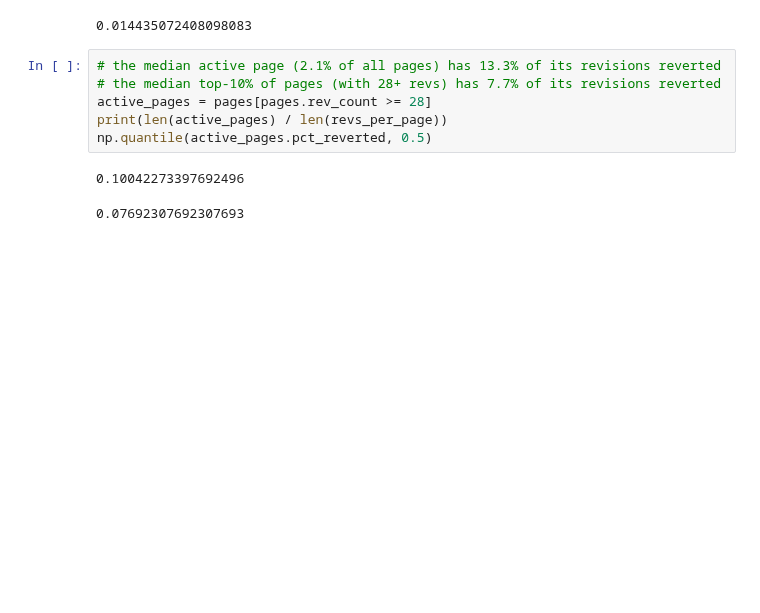
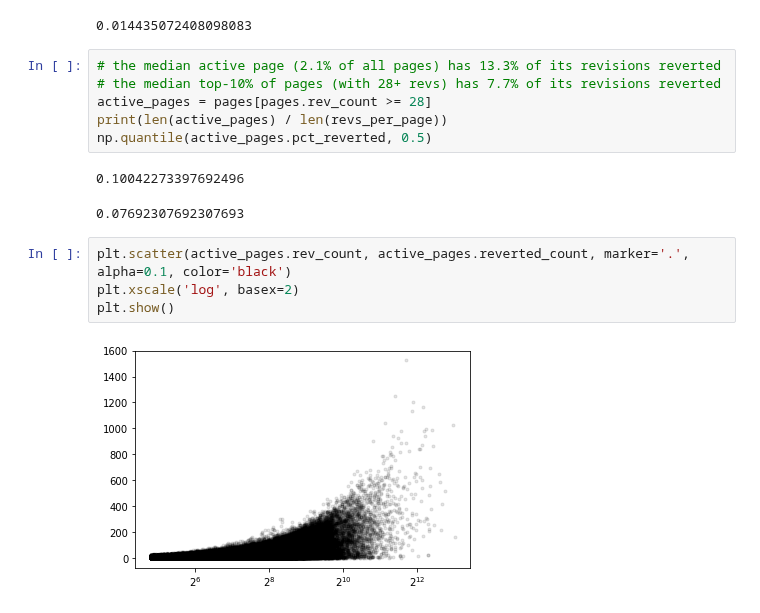
Before and after one commit to levon003/wiki-ores-feedback, a Jupyter notebook: notebook/StubRevertAnalysis.ipynb, the cells around one changed output. Cells and saved outputs as stored; diff of their text form; blank space fills up the shorter version.

Commit message:
Added analysis of revision and revert patterns based on the extracted stub data (so no textual analysis).

```diff
--- a/notebook/StubRevertAnalysis.ipynb
+++ b/notebook/StubRevertAnalysis.ipynb
@@ -334,3 +330,9 @@ np.quantile(active_pages.pct_reverted, 0.5)
 # %% [output]
 0.10042273397692496
 0.07692307692307693
+# %%
+plt.scatter(active_pages.rev_count, active_pages.reverted_count, marker='.', alpha=0.1, color='black')
+plt.xscale('log', basex=2)
+plt.show()
+# %% [output]
+[figure, added]
```
Also changed, not shown: parts of 2 cells of this notebook.
